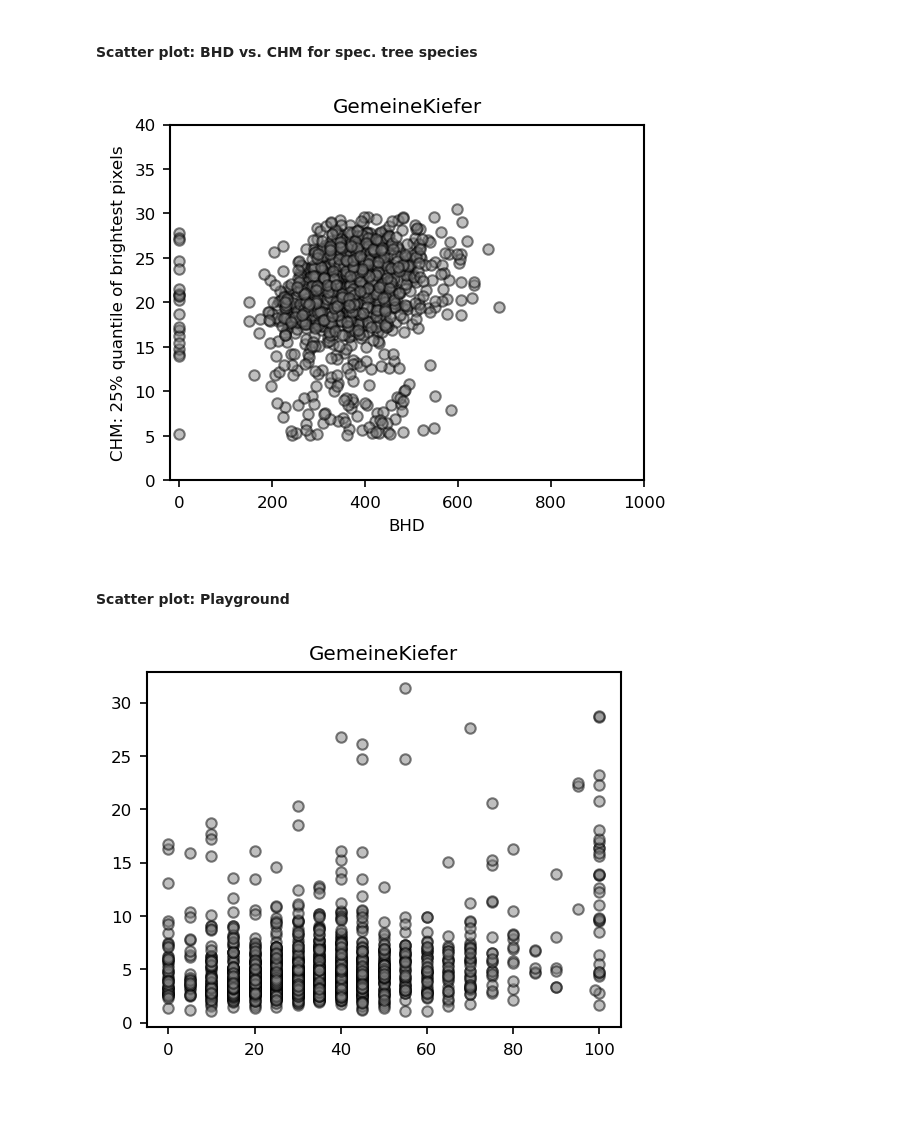
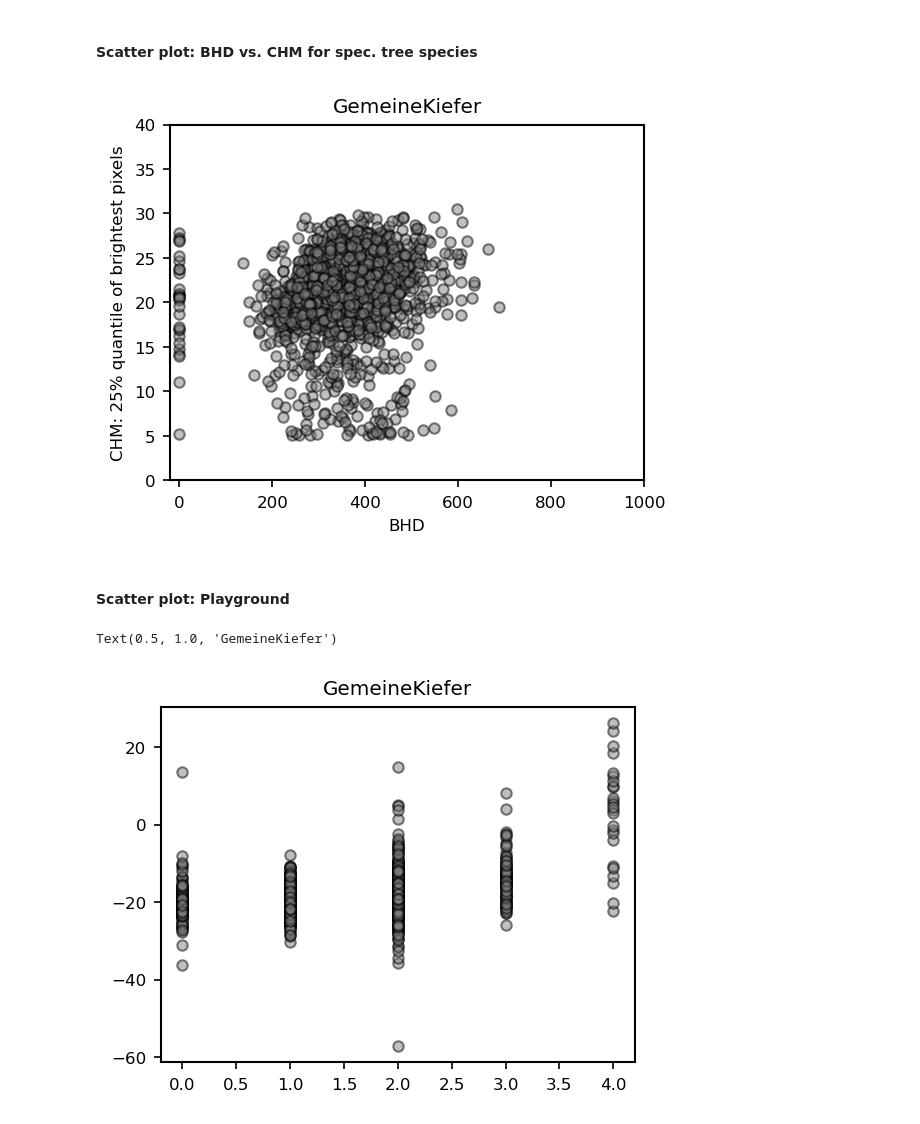
Before and after one commit to FlorianStehr/findatree, a Jupyter notebook: scripts/compare/features_terrestrial_vs_photometric.ipynb, the cells around one changed output. Drawn from its saved outputs; the diff is of its cells as text; code cells hidden in the pictures.

```diff
--- a/scripts/compare/features_terrestrial_vs_photometric.ipynb
+++ b/scripts/compare/features_terrestrial_vs_photometric.ipynb
@@ -289,8 +327,11 @@ ba_ids = [134] # Select 'Gemeine Kiefer'
 # ba_ids = [118] # Select Gemeine Fichte'
 
 query_str = 'ba in @ba_ids' # Query for tree species
-query_str += ' and min_brightest_light > 1.5e-2' # Select all with min value of brightest px above fixed threshold
-query_str += ' and kkl in [1,2]'
+query_str += ' and min_brightest_light > 1.e-2' # Select all with min value of brightest px above fixed threshold
+query_str += ' and kkl in [1,2,3]'
+query_str += ' and equivalent_diameter_area > 1'
+query_str += ' and eccentricity > 0'
+query_str += ' and eccentricity < 1'
 
 ############### Which feature to plot
 # name_x = ('min_brightest_light', r'Lightness: Min. of brightests pixels')
@@ -333,7 +374,7 @@ _ = ax.set_ylim(ylim)
 
 # plt.savefig(os.path.join(save_dir, save_name), transparent=True)
 # %% [output]
-[figure, old version]
+[figure, new version]
 # %% [markdown]
 #### Scatter plot: Playground
 # %%
@@ -347,9 +388,11 @@ ba_ids = [134] # Select 'Gemeine Kiefer'
 # ba_ids = [118] # Select Gemeine Fichte'
 
 query_str = 'ba in @ba_ids' # Query for tree species
-# query_str += ' and min_brightest_light > 2e-2'
-# query_str += ' and n_px_brightest > 20'
-# query_str += ' and kkl in [1,2]'
+query_str += ' and min_brightest_light > 1.e-2' # Select all with min value of brightest px above fixed threshold
+query_str += ' and kkl in [1,2,3]'
+query_str += ' and equivalent_diameter_area > 1'
+query_str += ' and eccentricity > 0'
+query_str += ' and eccentricity < 1'
 
 ############### Which feature to plot
 mean_ndvi = np.array(df.query(query_str).loc[:, 'mean_brightest_ndvi'])
@@ -363,39 +406,41 @@ median_green = np.array(df.query(query_str).loc[:, 'median_brightest_green'])
 
 
 nbv = np.array(df.query(query_str).loc[:, 'nbv'])
+sst = np.array(df.query(query_str).loc[:, 'sst'])
 
-x = nbv
+x = sst
 # y = (perc75_ndvi - perc25_ndvi) / median_ndvi
-y = std_ndvi / mean_ndvi
-# y = (median_red - median_green) / (median_red + median_green)
+# y = std_ndvi / mean_ndvi
+y = (median_red - median_green) / (median_red + median_green)
 
 y *= 100
 
 ############### Some plotting specs
 xlim = [-5,105]
 ylim = [0, 30]
 
 title_str = ''
 for id in ba_ids: title_str += mapper[id].replace(' ', '') + '-'
 title_str = title_str[:-1]
 
 ############### Plot histogram
 f = plt.figure(figsize= [4, 3])
 ax = f.add_subplot(111)
 
 # Scatter plot
 _ = ax.scatter(
     x,
     y,
     fc='grey',
     ec='k',
     alpha=0.5,
     )
 
 ax.set_title(title_str)
-_ = ax.set_xlim(xlim)
+# _ = ax.set_xlim(xlim)
 # _ = ax.set_ylim(ylim)
 
 # plt.savefig(os.path.join(save_dir, save_name), transparent=True)
 # %% [output]
+Text(0.5, 1.0, 'GemeineKiefer')
-[figure, old version]
+[figure, new version]
```
Also changed, not shown: parts of 4 cells of this notebook, 4 other files.
